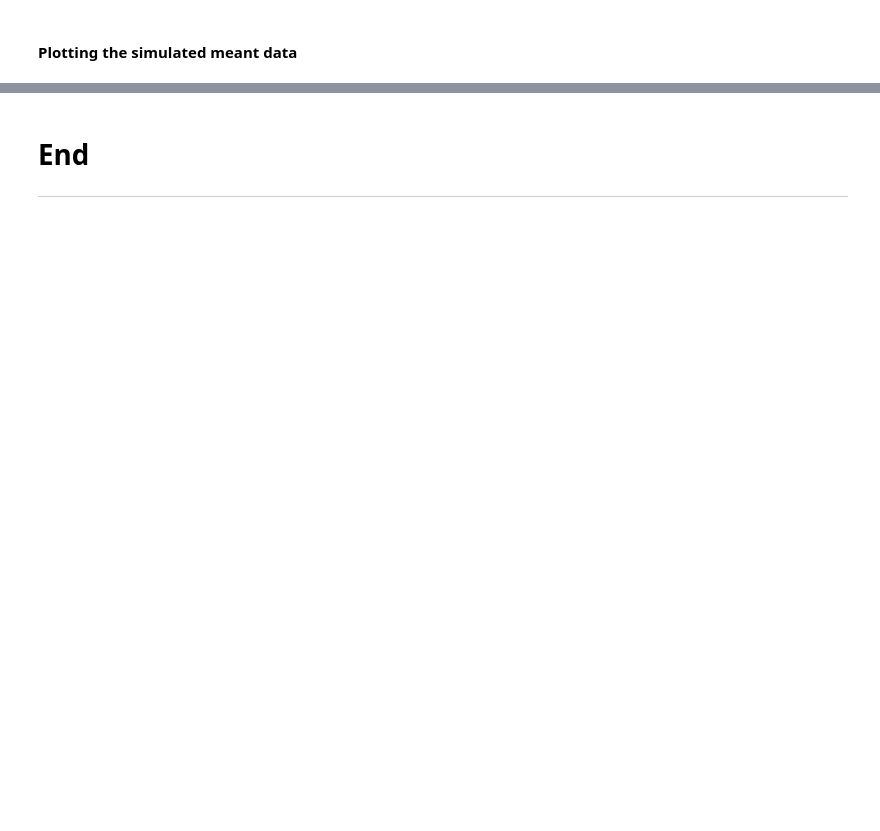
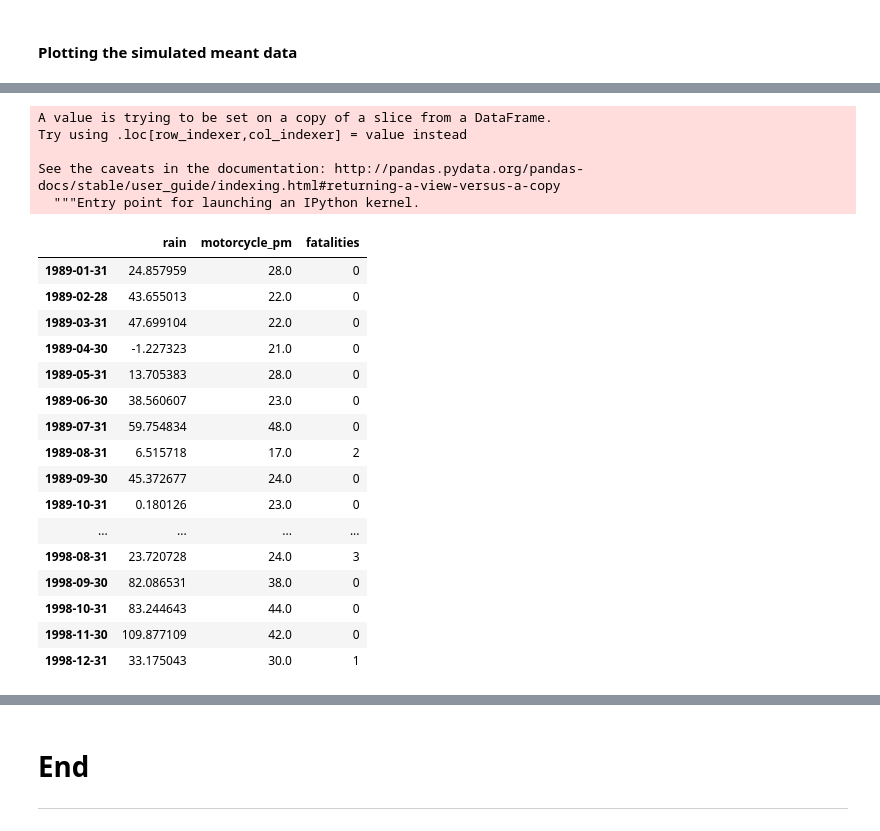
Before and after one commit to AdrianDonohoe/PDAProject2019, a Jupyter notebook: Motorcycle and Weather data.ipynb, the cells around one changed output, grey strips where cells are left out. Cells and saved outputs as stored; diff of their text form; code cells hidden in the pictures; blank space fills up the shorter version.

```diff
--- a/Motorcycle and Weather data.ipynb
+++ b/Motorcycle and Weather data.ipynb
@@ -544,0 +538,3 @@ rain_10y
+# %%
+pd.set_option('display.max_rows',120)
+rain_10y
@@ -555,4 +572,0 @@ sns.regplot(x="rain",y="motorcycle_pm",data=rain_10y,fit_reg=True,ci=None);
-# %%
-rain_10y['fatalities'] = np.random.poisson(0.4,120)
-print(rain_10y['fatalities'].sum())
-rain_10y.describe()
@@ -575,3 +577,30 @@ See the caveats in the documentation: http://pandas.pydata.org/pandas-docs/stabl
+# %%
+rain_10y['fatalities'] = np.random.poisson(0.36,120) # make a new column for fatalities with epected value 0.36, 120 samples.
+pd.set_option('display.max_rows',120)
+rain_10y
+# %% [output]
+A value is trying to be set on a copy of a slice from a DataFrame.
+Try using .loc[row_indexer,col_indexer] = value instead
+
+See the caveats in the documentation: http://pandas.pydata.org/pandas-docs/stable/user_guide/indexing.html#returning-a-view-versus-a-copy
+  """Entry point for launching an IPython kernel.
+|  | rain | motorcycle_pm | fatalities |
+| 1989-01-31 | 24.857959 | 28.0 | 0 |
+| 1989-02-28 | 43.655013 | 22.0 | 0 |
+| 1989-03-31 | 47.699104 | 22.0 | 0 |
+| 1989-04-30 | -1.227323 | 21.0 | 0 |
+| 1989-05-31 | 13.705383 | 28.0 | 0 |
+| 1989-06-30 | 38.560607 | 23.0 | 0 |
+| 1989-07-31 | 59.754834 | 48.0 | 0 |
+| 1989-08-31 | 6.515718 | 17.0 | 2 |
+| 1989-09-30 | 45.372677 | 24.0 | 0 |
+| 1989-10-31 | 0.180126 | 23.0 | 0 |
+| ... | ... | ... | ... |
+| 1998-08-31 | 23.720728 | 24.0 | 3 |
+| 1998-09-30 | 82.086531 | 38.0 | 0 |
+| 1998-10-31 | 83.244643 | 44.0 | 0 |
+| 1998-11-30 | 109.877109 | 42.0 | 0 |
+| 1998-12-31 | 33.175043 | 30.0 | 1 |
 # %%
 # Make 3 new column (Collision Time ) to represent number of fatal collisions between 3 time intervals. 0 = 00:00-07:59, 1 = 08:00 - 15:59, 2 = 16:00 - 23:59
 c = rain_10y.loc[rain_10y.loc['1989-01-31':'1998-12-31','fatalities'] == 1]['fatalities'].count()
```
Also changed, not shown: parts of 50 cells of this notebook.
